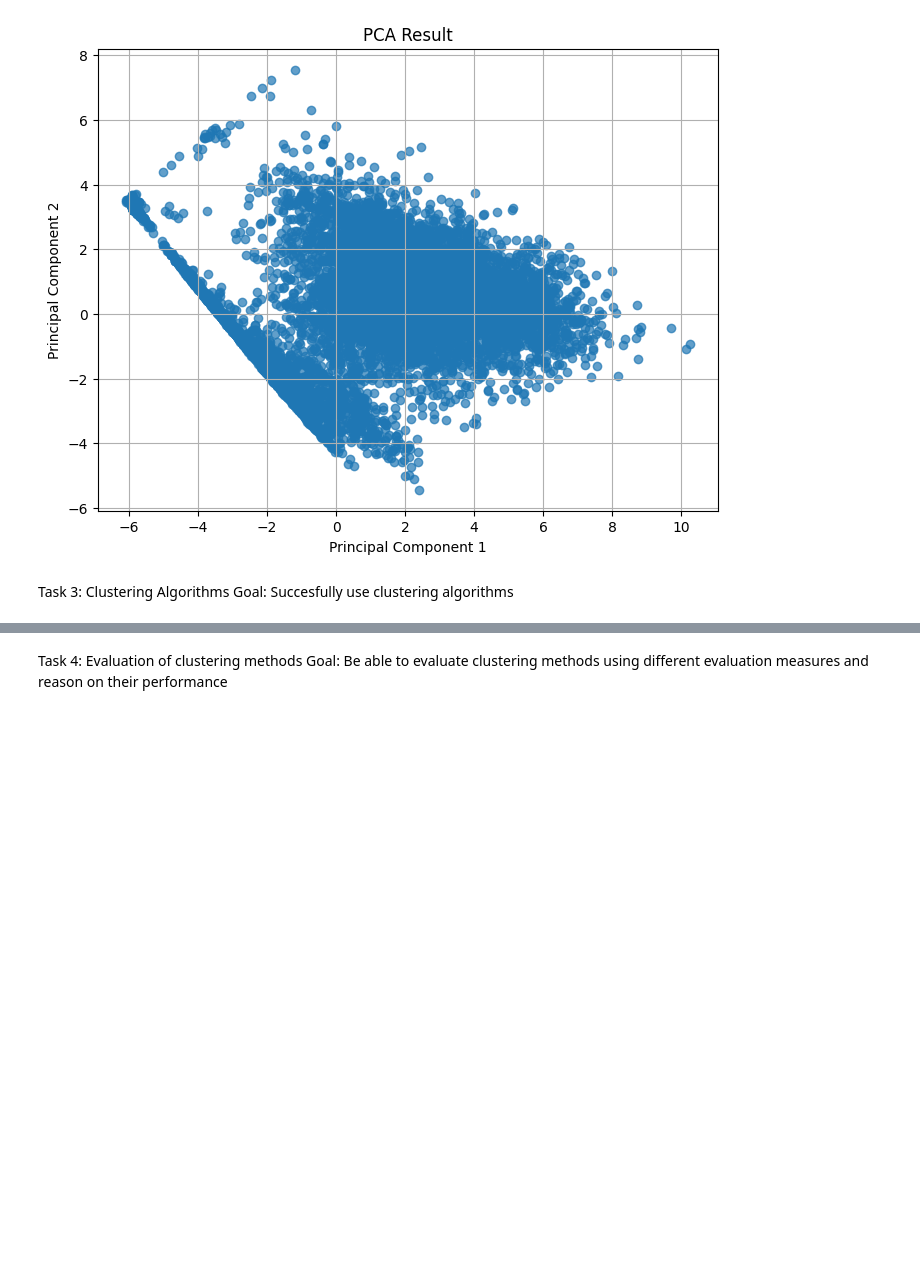
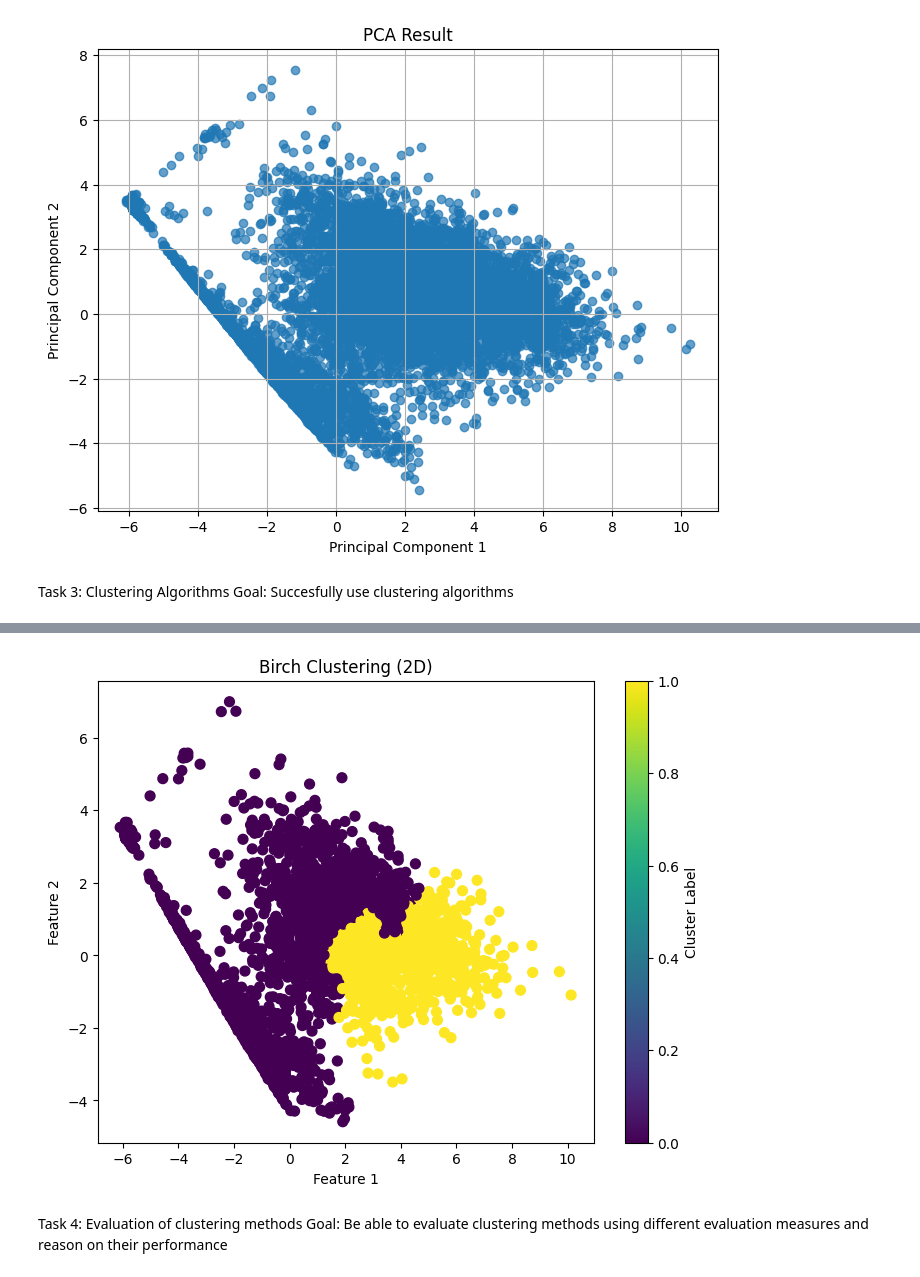
Before and after one commit to GijsKUU/DA2, a Jupyter notebook: DA2notebook.ipynb, the cells around one changed output, grey strips where cells are left out. Drawn from its saved outputs; the diff is of its cells as text; code cells hidden in the pictures; blank space fills up the shorter version.

```diff
--- a/DA2notebook.ipynb
+++ b/DA2notebook.ipynb
@@ -348,3 +356,25 @@ birch_labels = birch.labels_
+# %%
+# BIRCH, different blocks to test each clustering algorithm separately
+birch = Birch(threshold=0.5, n_clusters=2, branching_factor=200)
+birch.fit(df_sample)
+birch_labels = birch.labels_
+
+# Create a scatter plot of the clusters
+plt.figure(figsize=(8, 6))
+
+# Scatter plot colored by cluster label
+plt.scatter(df_sample.iloc[:, 0], df_sample.iloc[:, 1], c=birch_labels, cmap='viridis', s=50)
+
+# Add plot title and labels
+plt.title("Birch Clustering (2D)")
+plt.xlabel("Feature 1")
+plt.ylabel("Feature 2")
+plt.colorbar(label="Cluster Label")
+
+# Show the plot
+plt.show()
+# %% [output]
+[figure, added]
 # %% [markdown]
 Task 4: Evaluation of clustering methods
 Goal: Be able to evaluate clustering methods using different evaluation measures and reason on their performance
```
Also changed, not shown: parts of 13 cells of this notebook.
